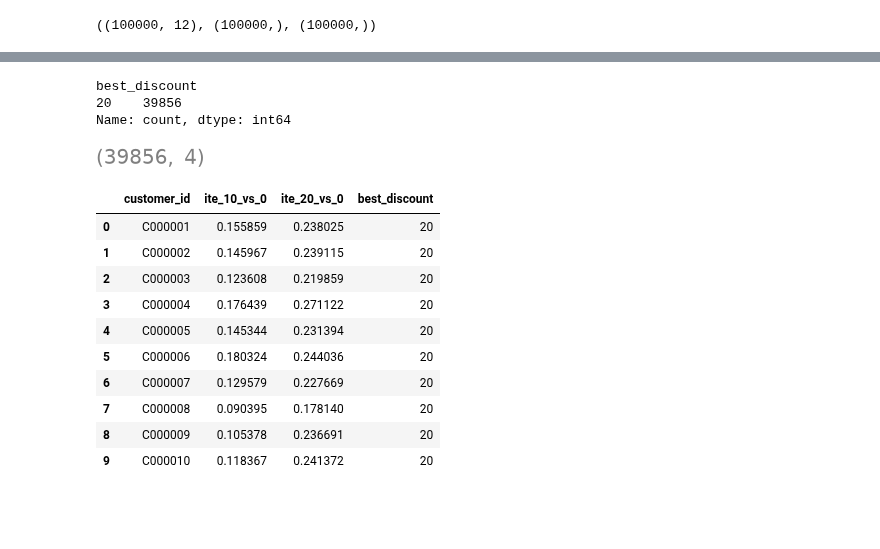
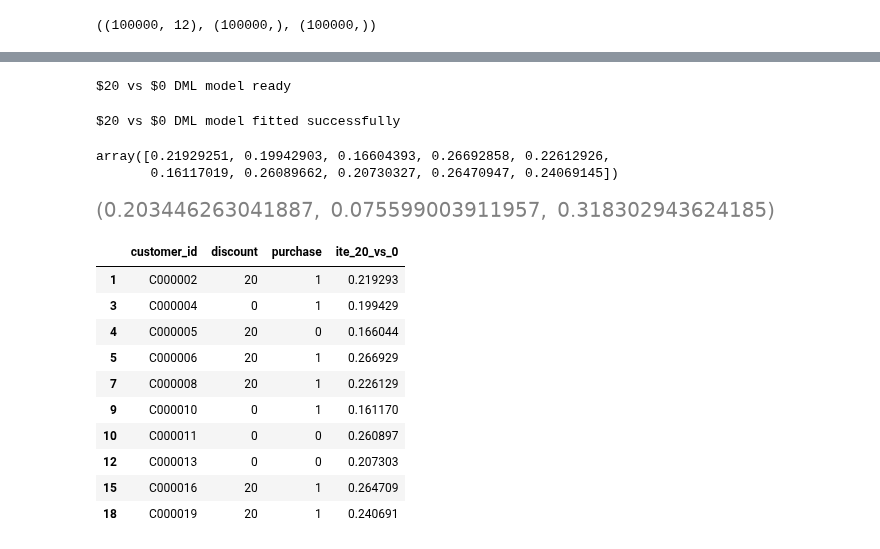
Before and after one commit to rishitlad09/EconoCausal, a Jupyter notebook: notebooks/02_causal_modeling.ipynb, the cells around one changed output, grey strips where cells are left out. Drawn from its saved outputs; the diff is of its cells as text; code cells hidden in the pictures; blank space fills up the shorter version.

Commit message:
feat: complete causal modeling and personalized pricing policy

```diff
--- a/notebooks/02_causal_modeling.ipynb
+++ b/notebooks/02_causal_modeling.ipynb
@@ -21,7 +23,7 @@ Note: you may need to restart the kernel to use updated packages.
 # %%
 import pandas as pd
 
-df = pd.read_csv("../data/raw_customer_data.csv")
+df = pd.read_csv("../data/causal_retail_data.csv")
 
 df.head()
 # %% [output]
@@ -325,35 +293,57 @@ comparison.head(10)
 # %%
-comparison["best_discount"].value_counts()
+model_dml_20_0 = LinearDML(
+    model_y=RandomForestRegressor(
+        n_estimators=100,
+        min_samples_leaf=10,
+        random_state=42
+    ),
+    model_t=RandomForestClassifier(
+        n_estimators=100,
+        min_samples_leaf=10,
+        random_state=42
+    ),
+    discrete_treatment=True,
+    random_state=42
+)
+
+print("$20 vs $0 DML model ready")
 # %% [output]
-best_discount
-20    39856
-Name: count, dtype: int64
+$20 vs $0 DML model ready
 # %%
-comparison.shape
+model_dml_20_0.fit(Y_20_0, T_20_0, X=X_20_0)
+
+print("$20 vs $0 DML model fitted successfully")
 # %% [output]
-[figure, removed]
+$20 vs $0 DML model fitted successfully
+# %%
+ite_20_vs_0 = model_dml_20_0.effect(X_20_0)
+
+ite_20_vs_0[:10]
+# %% [output]
+array([0.21929251, 0.19942903, 0.16604393, 0.26692858, 0.22612926,
+       0.16117019, 0.26089662, 0.20730327, 0.26470947, 0.24069145])
+# %%
+ite_20_vs_0.mean(), ite_20_vs_0.min(), ite_20_vs_0.max()
+# %% [output]
+[figure, added]
 # %%
-comparison_all = pd.DataFrame({
-    "customer_id": df["customer_id"],
-    "ite_10_vs_0": model_dml_10_0.effect(df[features]),
-    "ite_20_vs_0": model_dml_20_0.effect(df[features])
-})
+df_20_0["ite_20_vs_0"] = ite_20_vs_0
 
-comparison_all["best_discount"] = comparison_all.apply(
-    lambda row: 20 if row["ite_20_vs_0"] > row["ite_10_vs_0"] else 10,
-    axis=1
-)
-
-comparison_all.head(10)
+df_20_0[[
+    "customer_id",
+    "discount",
+    "purchase",
+    "ite_20_vs_0"
+]].head(10)
 # %% [output]
-|  | customer_id | ite_10_vs_0 | ite_20_vs_0 | best_discount |
-| 0 | C000001 | 0.155859 | 0.238025 | 20 |
-| 1 | C000002 | 0.145967 | 0.239115 | 20 |
-| 2 | C000003 | 0.123608 | 0.219859 | 20 |
-| 3 | C000004 | 0.176439 | 0.271122 | 20 |
-| 4 | C000005 | 0.145344 | 0.231394 | 20 |
-| 5 | C000006 | 0.180324 | 0.244036 | 20 |
-| 6 | C000007 | 0.129579 | 0.227669 | 20 |
-| 7 | C000008 | 0.090395 | 0.178140 | 20 |
-| 8 | C000009 | 0.105378 | 0.236691 | 20 |
-| 9 | C000010 | 0.118367 | 0.241372 | 20 |
+|  | customer_id | discount | purchase | ite_20_vs_0 |
+| 1 | C000002 | 20 | 1 | 0.219293 |
+| 3 | C000004 | 0 | 1 | 0.199429 |
+| 4 | C000005 | 20 | 0 | 0.166044 |
+| 5 | C000006 | 20 | 1 | 0.266929 |
+| 7 | C000008 | 20 | 1 | 0.226129 |
+| 9 | C000010 | 0 | 1 | 0.161170 |
+| 10 | C000011 | 0 | 0 | 0.260897 |
+| 12 | C000013 | 0 | 0 | 0.207303 |
+| 15 | C000016 | 20 | 1 | 0.264709 |
+| 18 | C000019 | 20 | 1 | 0.240691 |
```
Also changed, not shown: parts of 64 cells of this notebook, 3 other files.
